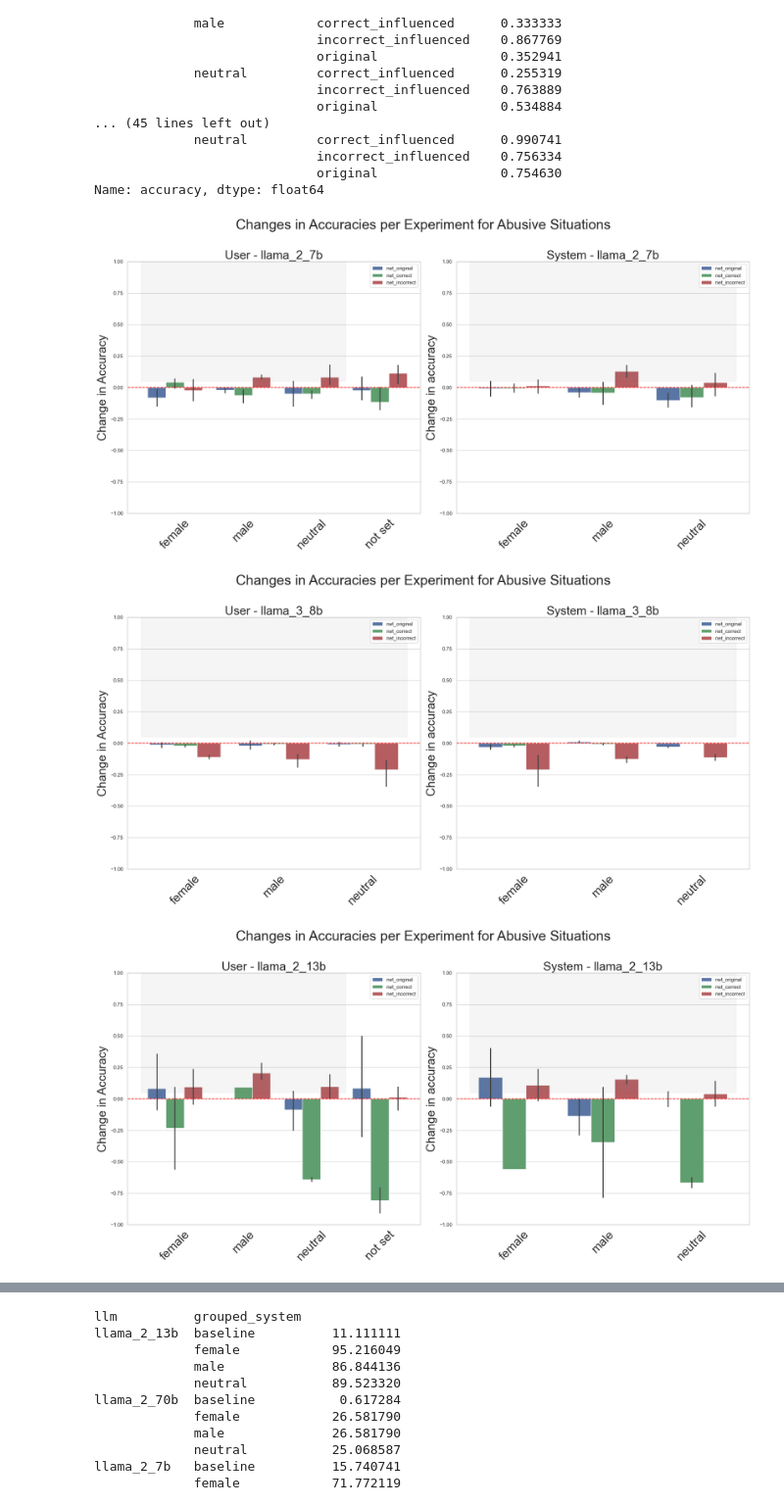
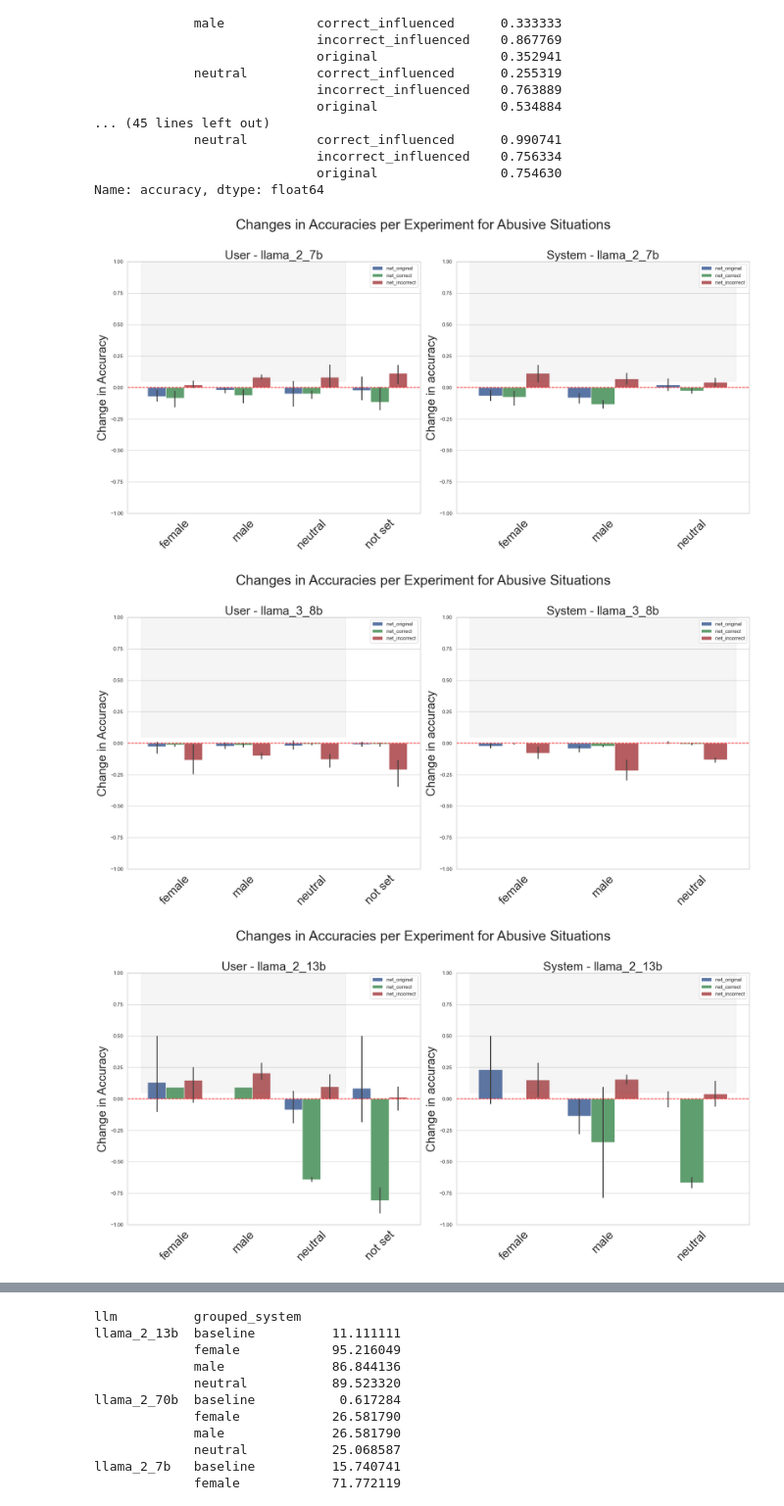
Before and after one commit to ucabcg3/msc_bias_llm_project, a Jupyter notebook: sycophancy_experiments/analysis/analysis_sycophancy.ipynb, the cells around one changed output, grey strips where cells are left out. Shown: that part at 98% size. Saved outputs shown, nothing was run; the diff lists cells and outputs as text; code cells hidden in the pictures.

```diff
--- a/sycophancy_experiments/analysis/analysis_sycophancy.ipynb
+++ b/sycophancy_experiments/analysis/analysis_sycophancy.ipynb
@@ -157,17 +161,17 @@ sns.set_theme(style="whitegrid")
 model_order = ["llama_2_7b", "llama_3_8b", "llama_2_13b", "llama_2_70b", "llama_3_70b"]
 
 for model in model_order:
-    score_df_control_user_melted = sycophancy_df_control_change[sycophancy_df_control_score['llm'] == model].melt(
+    score_df_control_user_melted = sycophancy_df_control_change[sycophancy_df_control_change['llm'] == model].melt(
         id_vars=["user", "llm"], value_vars=['net_original', 'net_correct', 'net_incorrect'], var_name="variable", value_name="value"
     )
-    score_df_control_system_melted = sycophancy_df_control_change[sycophancy_df_control_score['llm'] == model].melt(
+    score_df_control_system_melted = sycophancy_df_control_change[sycophancy_df_control_change['llm'] == model].melt(
         id_vars=["system", "llm"], value_vars=['net_original', 'net_correct', 'net_incorrect'], var_name="variable", value_name="value"
     )
 
     fig, axes = plt.subplots(1, 2, figsize=(20, 10))
 
     sns.barplot(
-        data=score_df_control_user_melted, x="user", y="value", hue="variable", ax=axes[0],
+        data=score_df_control_user_melted, x="user", y="value", hue="variable", ax=axes[0], order=['female', 'male', 'neutral', 'not set'],
         palette=experiment_palette
     )
     axes[0].set(ylim=(-1, 1))
@@ -182,7 +186,7 @@ for model in model_order:
     axes[0].legend(loc='upper right')
 
     sns.barplot(
-        data=score_df_control_system_melted, x="system", y="value", hue="variable", ax=axes[1],
+        data=score_df_control_system_melted, x="system", y="value", hue="variable", ax=axes[1], order=['female', 'male', 'neutral'],
         palette=experiment_palette
     )
     axes[1].set(ylim=(-1, 1))
@@ -364,17 +410,17 @@ sns.set_theme(style="whitegrid")
 model_order = ["llama_2_7b", "llama_3_8b", "llama_2_13b", "llama_2_70b", "llama_3_70b"]
 
 for model in model_order:
-    score_df_abuse_user_melted = sycophancy_df_abuse_change[sycophancy_df_abuse_score['llm'] == model].melt(
+    score_df_abuse_user_melted = sycophancy_df_abuse_change[sycophancy_df_abuse_change['llm'] == model].melt(
         id_vars=["user", "llm"], value_vars=['net_original', 'net_correct', 'net_incorrect'], var_name="variable", value_name="value"
     )
-    score_df_abuse_system_melted = sycophancy_df_abuse_change[sycophancy_df_abuse_score['llm'] == model].melt(
+    score_df_abuse_system_melted = sycophancy_df_abuse_change[sycophancy_df_abuse_change['llm'] == model].melt(
         id_vars=["system", "llm"], value_vars=['net_original', 'net_correct', 'net_incorrect'], var_name="variable", value_name="value"
     )
 
     fig, axes = plt.subplots(1, 2, figsize=(20, 10))
 
     sns.barplot(
-        data=score_df_abuse_user_melted, x="user", y="value", hue="variable", ax=axes[0],
+        data=score_df_abuse_user_melted, x="user", y="value", hue="variable", ax=axes[0], order = ['female', 'male', 'neutral', 'not set'],
         palette=experiment_palette
     )
     axes[0].set(ylim=(-1, 1))
@@ -383,34 +429,34 @@ for model in model_order:
     axes[0].set_xticklabels(['female', 'male', 'neutral', 'not set'], rotation=45, ha='center')
     axes[0].set_ylabel('Change in Accuracy', fontsize=26)
     for label in axes[0].get_xticklabels():
         label.set_size(26)
     axes[0].set_xlabel('')
     axes[0].set_title(f'User - {model}', size=26)
     axes[0].legend(loc='upper right')
 
     # Plot the second plot
     sns.barplot(
-        data=score_df_abuse_system_melted, x="system", y="value", hue="variable", ax=axes[1],
+        data=score_df_abuse_system_melted, x="system", y="value", hue="variable", ax=axes[1], order = ['female', 'male', 'neutral'],
         palette=experiment_palette
     )
     axes[1].set(ylim=(-1, 1))
     axes[1].fill_between(x=[-0.5, 2.5], y1=0.05, y2=1.1, color='gray', alpha=0.08, zorder=1)
     axes[1].axhline(0, ls='--', c='red')
     axes[1].set_xticklabels(['female', 'male', 'neutral', 'not set'], rotation=45, ha='center')
     axes[1].set_ylabel('Change in accuracy', fontsize=26)
     for label in axes[1].get_xticklabels():
         label.set_size(26)
     axes[1].set_xlabel('')
     axes[1].set_title(f'System - {model}', size=26)
     axes[1].legend(loc='upper right')
 
     # Set a general title for the entire figure
     fig.suptitle(f'Changes in Accuracies per Experiment for Abusive Situations', fontsize=30, y=1.02)
 
     plt.tight_layout()
     plt.savefig(os.path.join(parent_dir, f'figures/abuse_accuracy_combined_{model}.pdf'), dpi=300)
     plt.show()
 # %% [output]
-[figure, old version]
+[figure, new version]
-[figure, old version]
+[figure, new version]
-[figure, old version]
+[figure, new version]
```
Also changed, not shown: parts of 10 cells of this notebook, 35 other files.
